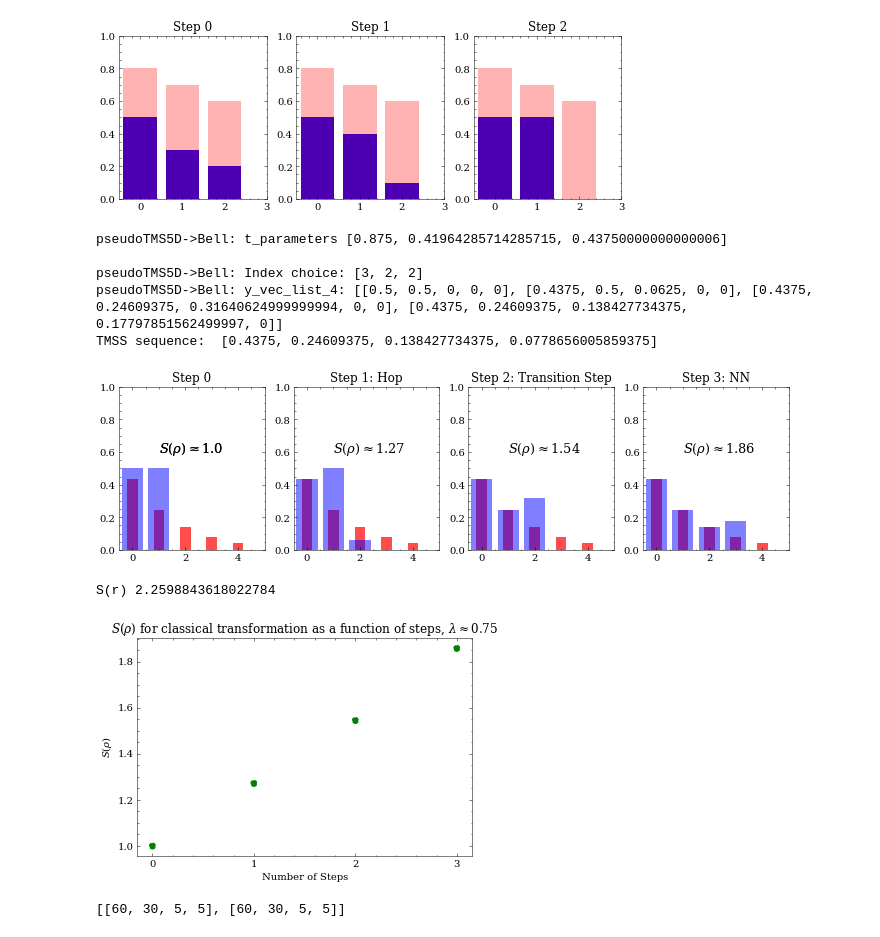
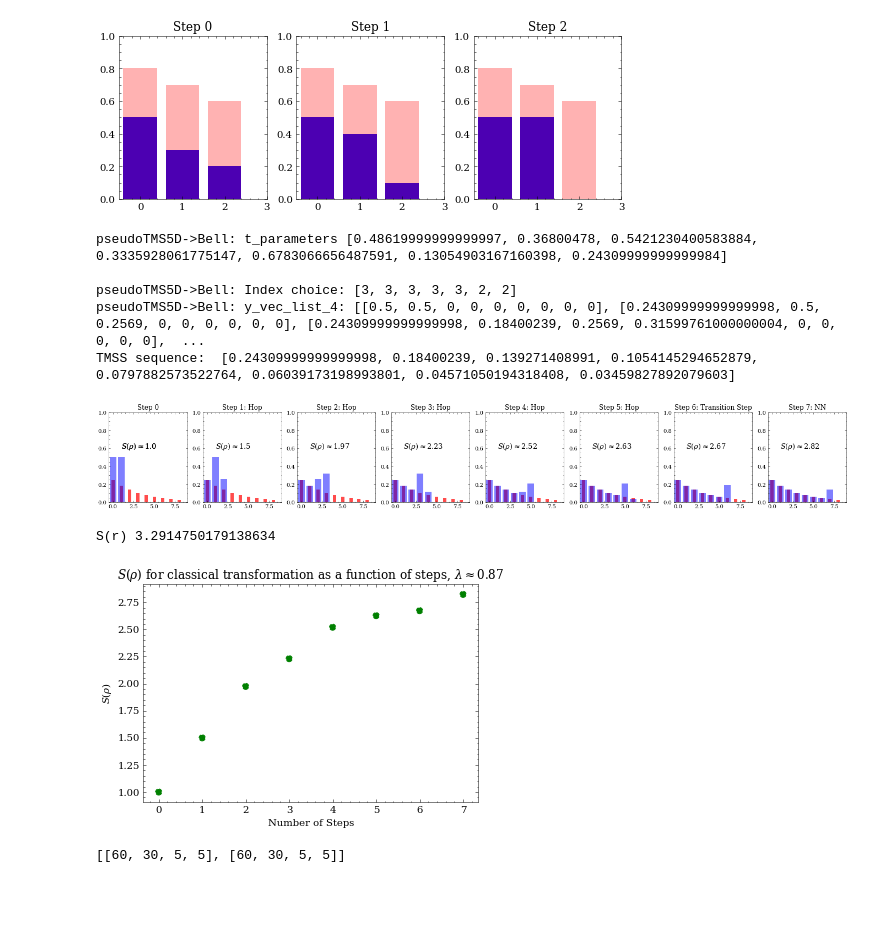
Before and after one commit to Ruchir555/State-Transfer-between-CV-Bosonic-Modes-and-Qubits, a Jupyter notebook: T_parameter_finder.ipynb, the cells around one changed output. Cells and saved outputs as stored; diff of their text form; code cells hidden in the pictures; blank space fills up the shorter version.

```diff
--- a/T_parameter_finder.ipynb
+++ b/T_parameter_finder.ipynb
@@ -1246,7 +1246,7 @@ def t_parameters_2(x, y, checkMajorization = False, checkLength = True, print_va
 # Test Code:
 
 # 5D pseudo-TMS->Bell state case:
-lamb =  0.75 #2**(-1/4) + 0.01  #lambda = tanh(r), in this case lamb>=0.72 for majorization condition
+lamb =  0.87 #2**(-1/4) + 0.01  #lambda = tanh(r), in this case lamb>=0.72 for majorization condition
 N_dim = find_Transition_N(lamb) + 2
 # N = 1 + lamb**2 + lamb**4 + lamb**6 + lamb**8 #normalization
 # pseudoTMS5D = [1/N, lamb**2/N, lamb**4/N, lamb**6/N, lamb**8/N]
@@ -1267,38 +1267,38 @@ pseudoTMSND_1 = generateTMSSvector(atanh(lamb), N_dim+1)  #generate R-vector for
 width_bar = 0.8 #width of bars in plot
 
 fig, axes = plt.subplots(nrows = 1, ncols = N, figsize=(3*len(y_vec_list_4), 3))
 entanglement_entropy_lst = [] #stores entanglement entropy at each step of the transformation
 
 for idx, lst in enumerate(y_vec_list_4):
     N_transition = find_Transition_N(lamb)
     # plot R-vector:
     axes[idx].bar(np.arange(0, N+1), pseudoTMSND_1, width=0.5*width_bar, color="r", alpha=0.7, label = 'R')
     # plot its fock-state distribution:
     axes[idx].bar(np.arange(0, N+1), lst, width=width_bar, color="b", alpha=.5, label = 'B')
     axes[idx].set_ylim(0, 1)
     axes[idx].set_xlim(-0.5, N+1)
     entanglement_entropy_lst.append(entanglement_entropy_schmidt_form(lst))
     axes[idx].text(1, 0.6, r"$S(\rho) \approx$" + str(round(entanglement_entropy_schmidt_form(lst), 2)), fontsize = 13)
     # axes[idx].set_title("Step "+ str(idx))
 
     if idx == 0:
       axes[idx].set_title("Step "+ str(idx))
       axes[idx].text(1, 0.6, r"$S(\rho) =$" + str(round(entanglement_entropy_schmidt_form(lst), 2)), fontsize = 13) #in classical case the Bell state entanglement entropy = 1 exactly
     if idx > N_transition:
       axes[idx].set_title("Step "+ str(idx)+ ": NN")
     if idx < N_transition and idx > 0:
       axes[idx].set_title("Step "+ str(idx)+ ": Hop")
     if idx == N_transition:
       axes[idx].set_title("Step "+ str(idx)+ ": Transition Step")
 fig.show()
 #
 # %% [output]
-pseudoTMS5D->Bell: t_parameters [0.875, 0.41964285714285715, 0.43750000000000006]
+pseudoTMS5D->Bell: t_parameters [0.48619999999999997, 0.36800478, 0.5421230400583884, 0.3335928061775147, 0.6783066656487591, 0.13054903167160398, 0.24309999999999984]
 
-pseudoTMS5D->Bell: Index choice: [3, 2, 2]
-pseudoTMS5D->Bell: y_vec_list_4: [[0.5, 0.5, 0, 0, 0], [0.4375, 0.5, 0.0625, 0, 0], [0.4375, 0.24609375, 0.31640624999999994, 0, 0], [0.4375, 0.24609375, 0.138427734375, 0.17797851562499997, 0]]
-TMSS sequence:  [0.4375, 0.24609375, 0.138427734375, 0.0778656005859375]
+pseudoTMS5D->Bell: Index choice: [3, 3, 3, 3, 3, 2, 2]
+pseudoTMS5D->Bell: y_vec_list_4: [[0.5, 0.5, 0, 0, 0, 0, 0, 0, 0], [0.24309999999999998, 0.5, 0.2569, 0, 0, 0, 0, 0, 0], [0.24309999999999998, 0.18400239, 0.2569, 0.31599761000000004, 0, 0, 0, 0, 0],  ...
+TMSS sequence:  [0.24309999999999998, 0.18400239, 0.139271408991, 0.1054145294652879, 0.0797882573522764, 0.06039173198993801, 0.04571050194318408, 0.03459827892079603]
-[figure, old version]
+[figure, new version]
 # %%
 # Plot the entanglement entropy as a scatter plot
 %matplotlib inline
@@ -1314,8 +1314,8 @@ fig1.show()
 r = math.atanh(lamb)
 print("S(r)", (math.cosh(r))**2 * math.log2((math.cosh(r))**2) - (math.sinh(r))**2 * math.log2((math.sinh(r))**2))
 # %% [output]
-S(r) 2.2598843618022784
+S(r) 3.2914750179138634
-[figure, old version]
+[figure, new version]
 # %%
 y_vec_list = [[0.5,0.5,0,0,0]]
 y_vec_list.append(yy)
```
Also changed, not shown: parts of 20 cells of this notebook.
